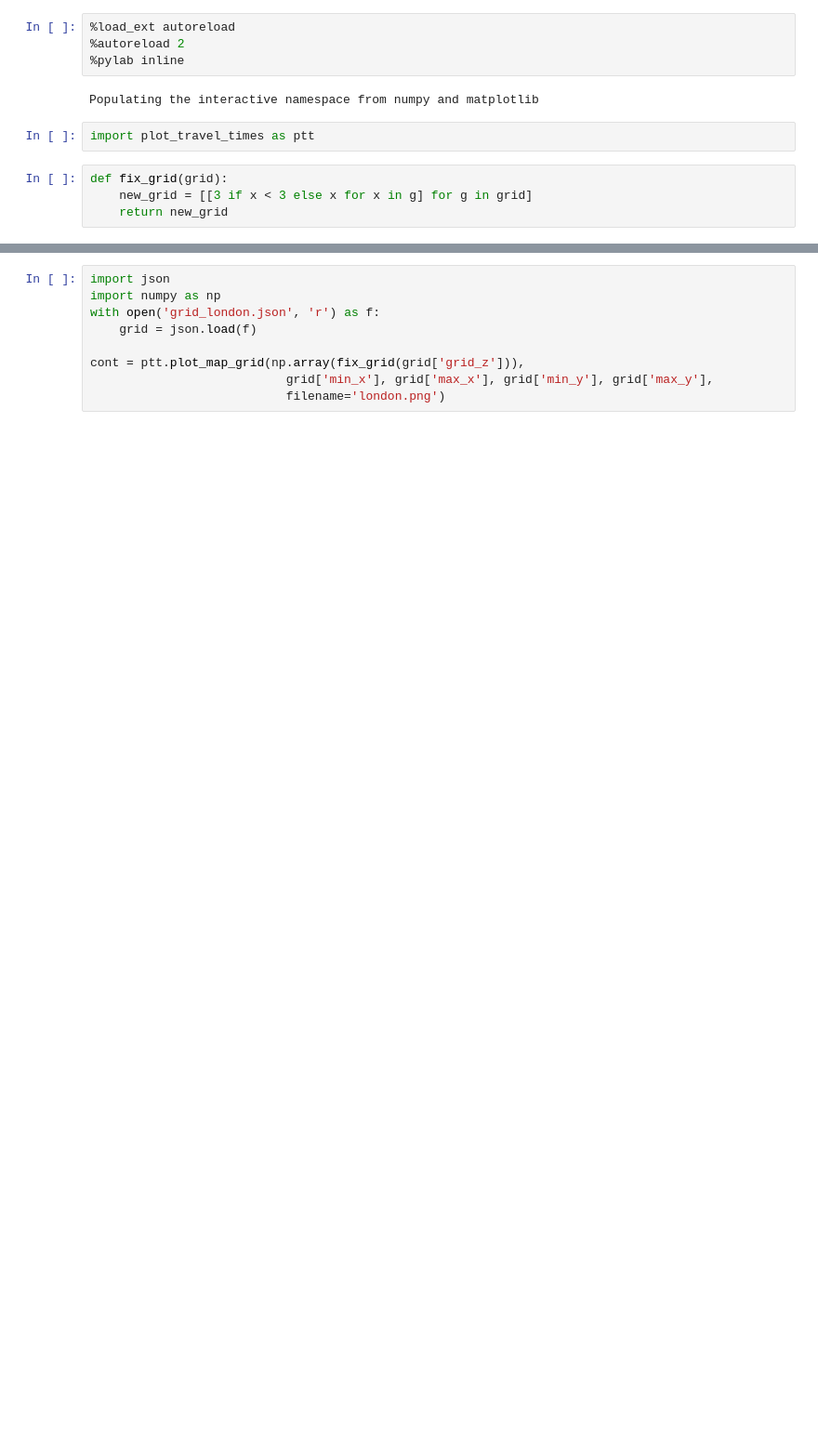
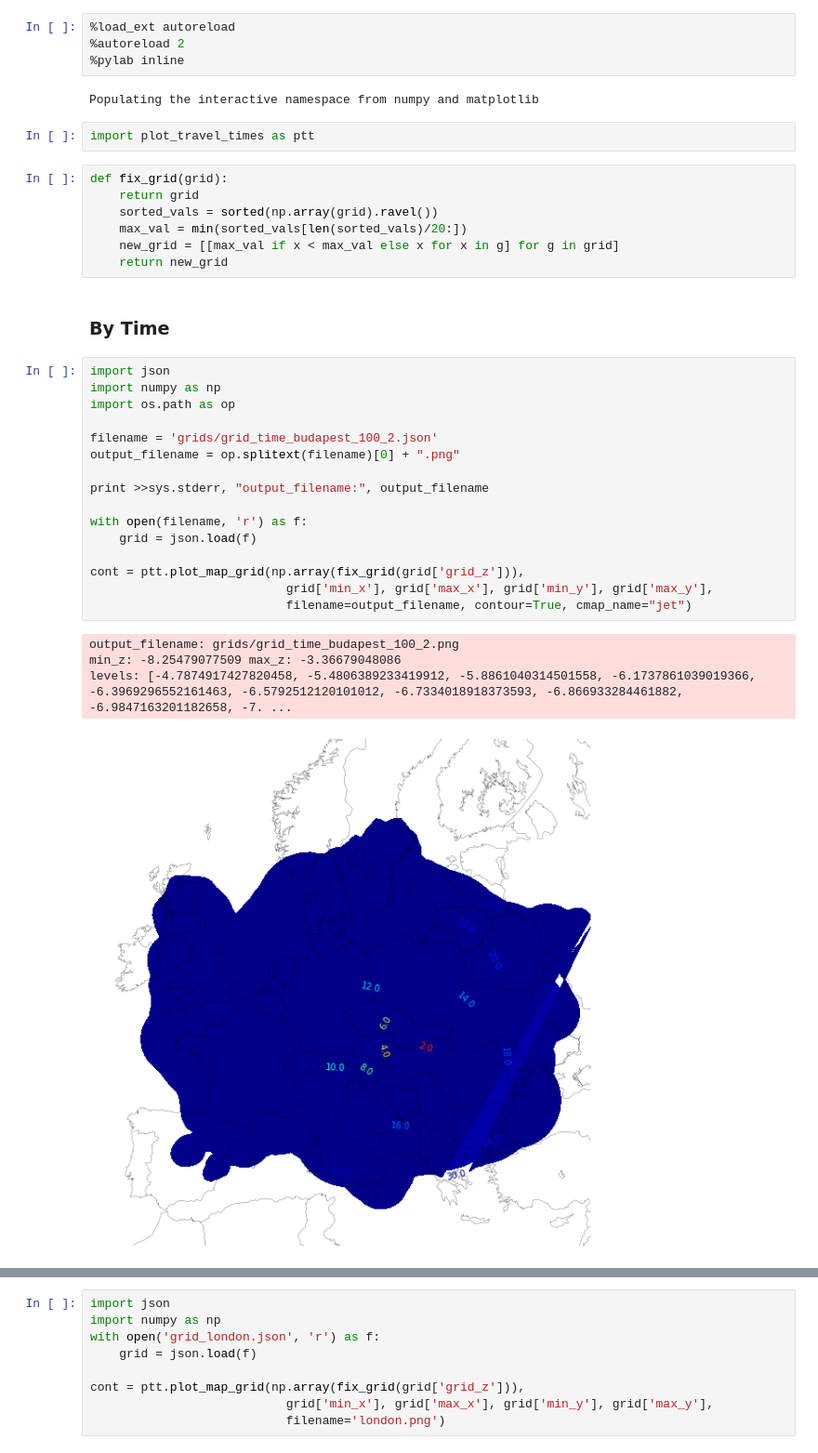
Before and after one commit to pkerpedjiev/train-travel-times-europe, a Jupyter notebook: plot_grid.ipynb, the cells around one changed output, grey strips where cells are left out. Shown at 93% size. Drawn from its saved outputs; the diff is of its cells as text; blank space fills up the shorter version.

```diff
--- a/plot_grid.ipynb
+++ b/plot_grid.ipynb
@@ -8,5 +8,31 @@ Populating the interactive namespace from numpy and matplotlib
 import plot_travel_times as ptt
 # %%
 def fix_grid(grid):
-    new_grid = [[3 if x < 3 else x for x in g] for g in grid]
+    return grid
+    sorted_vals = sorted(np.array(grid).ravel())
+    max_val = min(sorted_vals[len(sorted_vals)/20:])
+    new_grid = [[max_val if x < max_val else x for x in g] for g in grid]
     return new_grid
+# %% [markdown]
+### By Time ###
+# %%
+import json
+import numpy as np
+import os.path as op
+
+filename = 'grids/grid_time_budapest_100_2.json'
+output_filename = op.splitext(filename)[0] + ".png"
+
+print >>sys.stderr, "output_filename:", output_filename
+
+with open(filename, 'r') as f:
+    grid = json.load(f)
+
+cont = ptt.plot_map_grid(np.array(fix_grid(grid['grid_z'])),
+                           grid['min_x'], grid['max_x'], grid['min_y'], grid['max_y'],
+                           filename=output_filename, contour=True, cmap_name="jet")
+# %% [output]
+output_filename: grids/grid_time_budapest_100_2.png
+min_z: -8.25479077509 max_z: -3.36679048086
+levels: [-4.7874917427820458, -5.4806389233419912, -5.8861040314501558, -6.1737861039019366, -6.3969296552161463, -6.5792512120101012, -6.7334018918373593, -6.866933284461882, -6.9847163201182658, -7. ...
+[figure, added]
```
Also changed, not shown: parts of 7 cells of this notebook, 4 other files.
